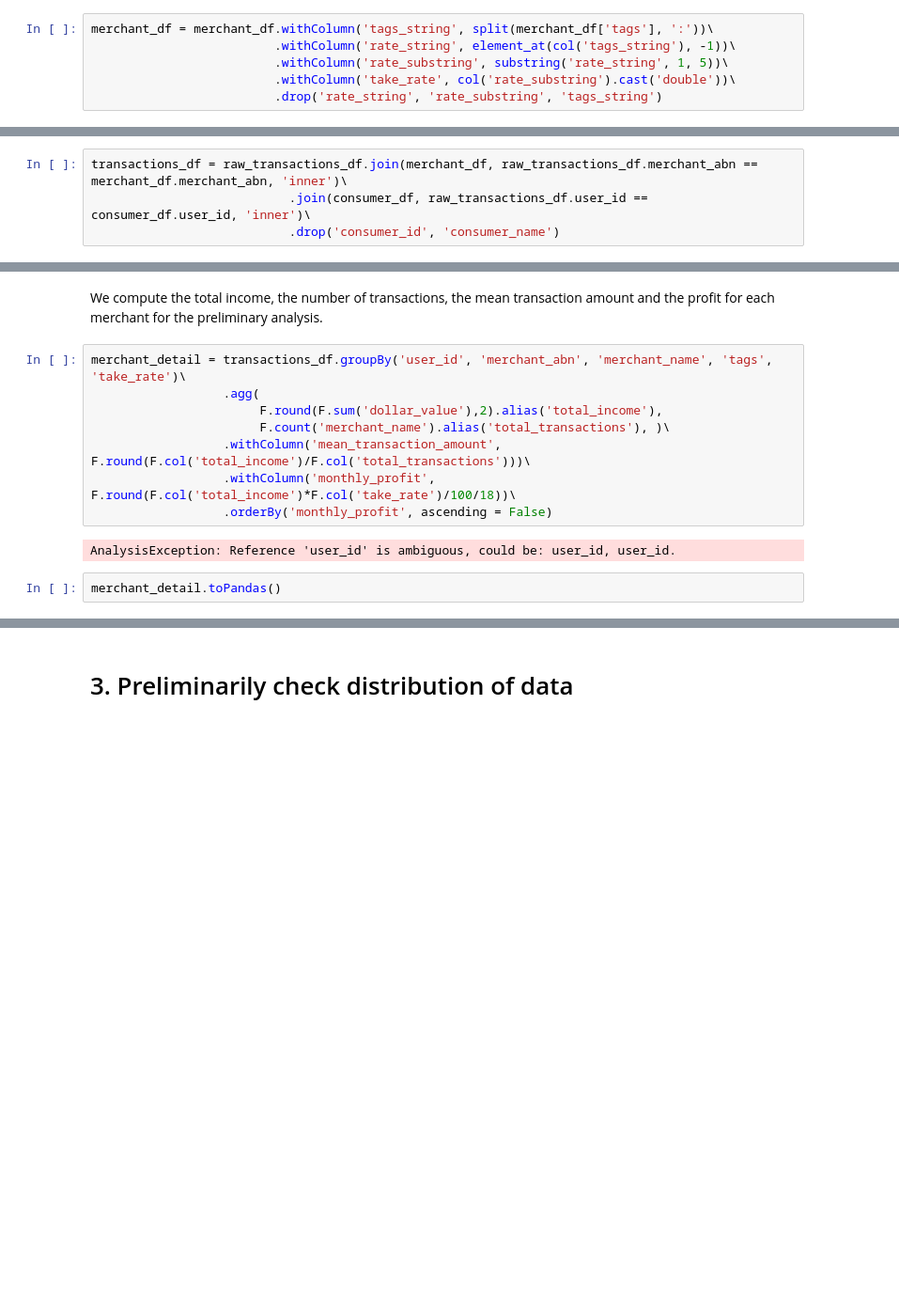
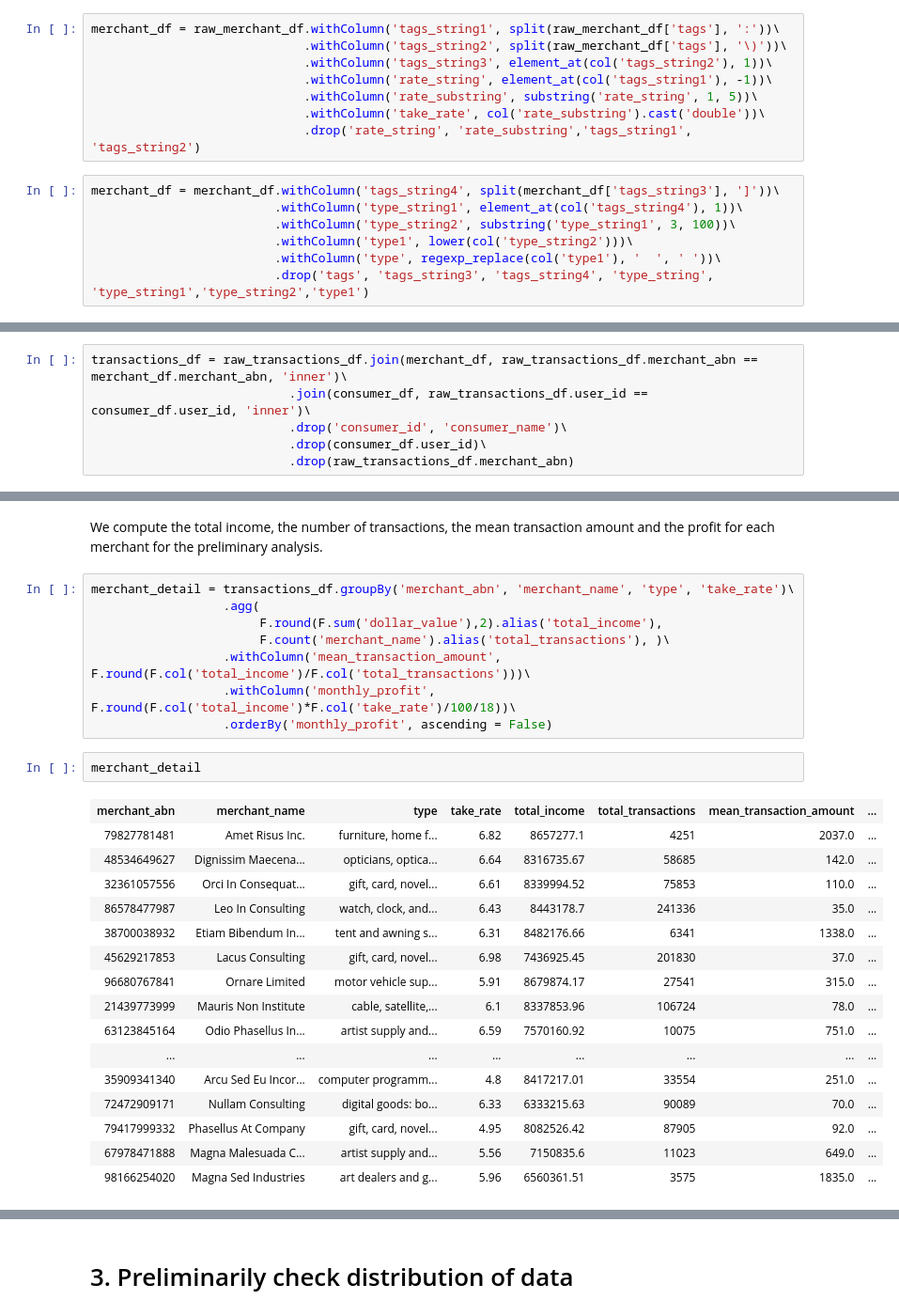
Before and after one commit to MAST30034-Applied-Data-Science/generic-buy-now-pay-later-project-group-33, a Jupyter notebook: notebooks/preliminary analysis.ipynb, the cells around one changed output, grey strips where cells are left out. Shown at 94% size. Saved outputs shown, nothing was run; the diff lists cells and outputs as text; blank space fills up the shorter version.

Commit message:
get the type of merchants

```diff
--- a/notebooks/preliminary analysis.ipynb
+++ b/notebooks/preliminary analysis.ipynb
@@ -83,8 +111,17 @@ consumer_df =  consumer_id.join(raw_consumer_df, consumer_id.consumer_id == raw_
 # %% [markdown]
 Get the take rate of each merchant.
 # %%
-merchant_df = merchant_df.withColumn('tags_string', split(merchant_df['tags'], ':'))\
-                         .withColumn('rate_string', element_at(col('tags_string'), -1))\
-                         .withColumn('rate_substring', substring('rate_string', 1, 5))\
-                         .withColumn('take_rate', col('rate_substring').cast('double'))\
-                         .drop('rate_string', 'rate_substring', 'tags_string')
+merchant_df = raw_merchant_df.withColumn('tags_string1', split(raw_merchant_df['tags'], ':'))\
+                             .withColumn('tags_string2', split(raw_merchant_df['tags'], '\)'))\
+                             .withColumn('tags_string3', element_at(col('tags_string2'), 1))\
+                             .withColumn('rate_string', element_at(col('tags_string1'), -1))\
+                             .withColumn('rate_substring', substring('rate_string', 1, 5))\
+                             .withColumn('take_rate', col('rate_substring').cast('double'))\
+                             .drop('rate_string', 'rate_substring','tags_string1', 'tags_string2')
+# %%
+merchant_df = merchant_df.withColumn('tags_string4', split(merchant_df['tags_string3'], ']'))\
+                         .withColumn('type_string1', element_at(col('tags_string4'), 1))\
+                         .withColumn('type_string2', substring('type_string1', 3, 100))\
+                         .withColumn('type1', lower(col('type_string2')))\
+                         .withColumn('type', regexp_replace(col('type1'), '  ', ' '))\
+                         .drop('tags', 'tags_string3', 'tags_string4', 'type_string', 'type_string1','type_string2','type1')
@@ -91,7 +174,9 @@ merchant_df = merchant_df.withColumn('tags_string', split(merchant_df['tags'], '
 # %%
 transactions_df = raw_transactions_df.join(merchant_df, raw_transactions_df.merchant_abn == merchant_df.merchant_abn, 'inner')\
                            .join(consumer_df, raw_transactions_df.user_id == consumer_df.user_id, 'inner')\
-                           .drop('consumer_id', 'consumer_name')
+                           .drop('consumer_id', 'consumer_name')\
+                           .drop(consumer_df.user_id)\
+                           .drop(raw_transactions_df.merchant_abn)
 # %%
 raw_transactions_df.count(), transactions_df.count()
 # %% [output]
@@ -115,14 +186,29 @@ transactions_df.limit(10).select('tags')
 # %% [markdown]
 We compute the total income, the number of transactions, the mean transaction amount and the profit for each merchant for the preliminary analysis.
 # %%
-merchant_detail = transactions_df.groupBy('user_id', 'merchant_abn', 'merchant_name', 'tags', 'take_rate')\
+merchant_detail = transactions_df.groupBy('merchant_abn', 'merchant_name', 'type', 'take_rate')\
                   .agg(
                        F.round(F.sum('dollar_value'),2).alias('total_income'),
                        F.count('merchant_name').alias('total_transactions'), )\
                   .withColumn('mean_transaction_amount',  F.round(F.col('total_income')/F.col('total_transactions')))\
                   .withColumn('monthly_profit',  F.round(F.col('total_income')*F.col('take_rate')/100/18))\
                   .orderBy('monthly_profit', ascending = False)
-# %% [output]
-AnalysisException: Reference 'user_id' is ambiguous, could be: user_id, user_id.
 # %%
-merchant_detail.toPandas()
+merchant_detail
+# %% [output]
+| merchant_abn | merchant_name | type | take_rate | total_income | total_transactions | mean_transaction_amount | ... |
+| 79827781481 | Amet Risus Inc. | furniture, home f... | 6.82 | 8657277.1 | 4251 | 2037.0 | ... |
+| 48534649627 | Dignissim Maecena... | opticians, optica... | 6.64 | 8316735.67 | 58685 | 142.0 | ... |
+| 32361057556 | Orci In Consequat... | gift, card, novel... | 6.61 | 8339994.52 | 75853 | 110.0 | ... |
+| 86578477987 | Leo In Consulting | watch, clock, and... | 6.43 | 8443178.7 | 241336 | 35.0 | ... |
+| 38700038932 | Etiam Bibendum In... | tent and awning s... | 6.31 | 8482176.66 | 6341 | 1338.0 | ... |
+| 45629217853 | Lacus Consulting | gift, card, novel... | 6.98 | 7436925.45 | 201830 | 37.0 | ... |
+| 96680767841 | Ornare Limited | motor vehicle sup... | 5.91 | 8679874.17 | 27541 | 315.0 | ... |
+| 21439773999 | Mauris Non Institute | cable, satellite,... | 6.1 | 8337853.96 | 106724 | 78.0 | ... |
+| 63123845164 | Odio Phasellus In... | artist supply and... | 6.59 | 7570160.92 | 10075 | 751.0 | ... |
+| ... | ... | ... | ... | ... | ... | ... | ... |
+| 35909341340 | Arcu Sed Eu Incor... | computer programm... | 4.8 | 8417217.01 | 33554 | 251.0 | ... |
+| 72472909171 | Nullam Consulting | digital goods: bo... | 6.33 | 6333215.63 | 90089 | 70.0 | ... |
+| 79417999332 | Phasellus At Company | gift, card, novel... | 4.95 | 8082526.42 | 87905 | 92.0 | ... |
+| 67978471888 | Magna Malesuada C... | artist supply and... | 5.56 | 7150835.6 | 11023 | 649.0 | ... |
+| 98166254020 | Magna Sed Industries | art dealers and g... | 5.96 | 6560361.51 | 3575 | 1835.0 | ... |
```
Also changed, not shown: parts of 16 cells of this notebook, 1 other file.
